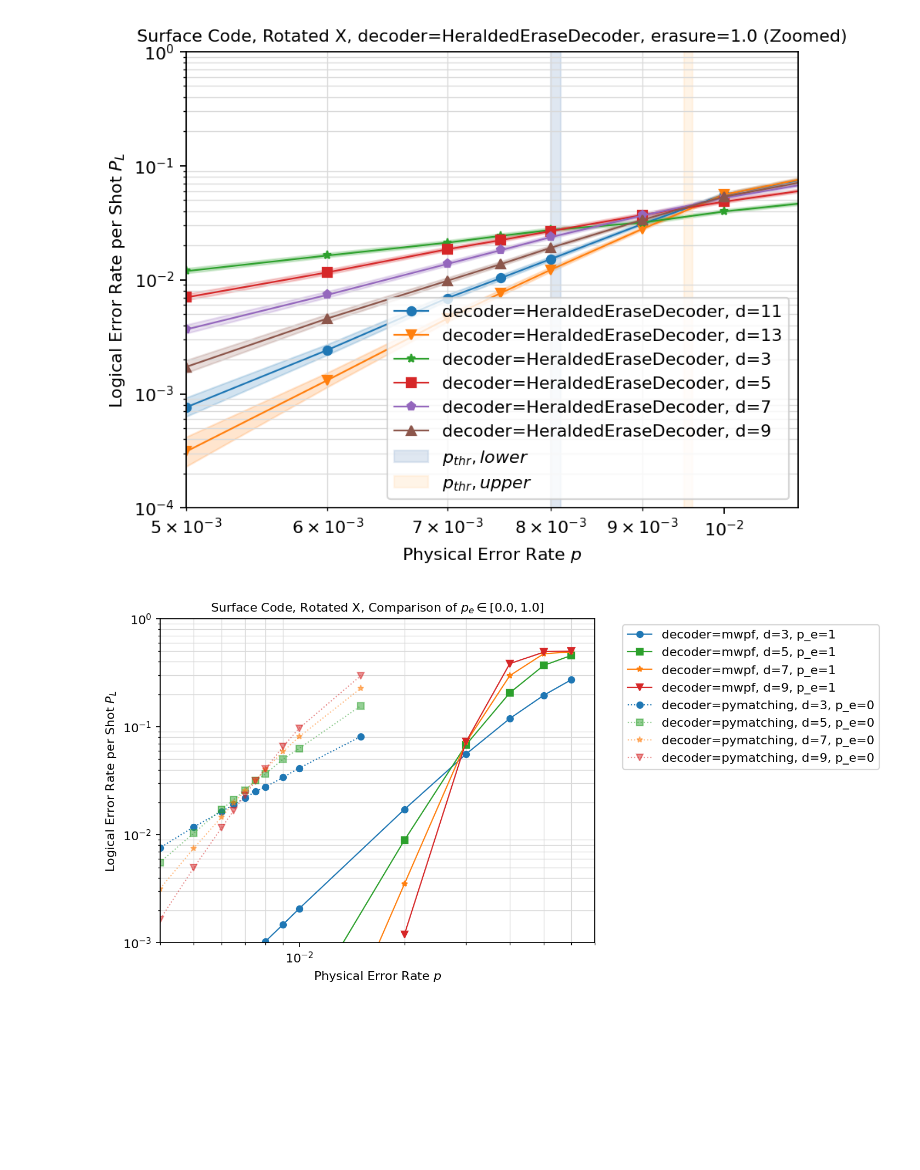
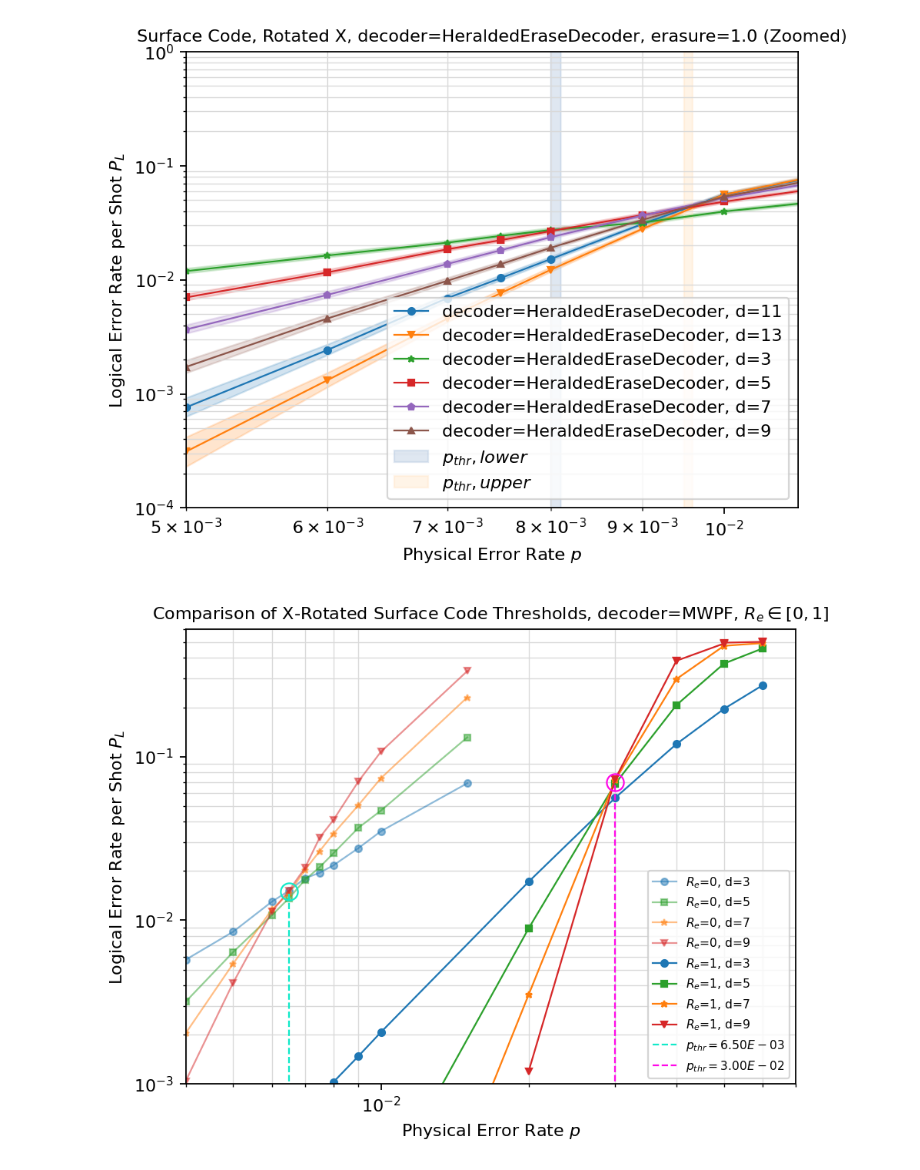
Before and after one commit to leigh-johnson/C191A-qubit-minesweeper, a Jupyter notebook: notebooks/fig1.ipynb, the cells around one changed output. Cells and saved outputs as stored; diff of their text form; code cells hidden in the pictures; blank space fills up the shorter version.

Commit message:
update threshold plots

```diff
--- a/notebooks/fig1.ipynb
+++ b/notebooks/fig1.ipynb
@@ -308,55 +571,121 @@ def get_colors(d, decoder):
 
 
 def plot_args(index, curve_id):
-    if index > 4:
+    if index < 4:
         return dict(alpha=0.5)
     else:
         return dict()
 
 
+# def group_func(stats):
+#     decoder = stats.json_metadata.get("decoder")
+#     R_e = bool(stats.json_metadata.get("p_erase"))
+#     d = stats.json_metadata.get("d")
+#     label = f"{decoder}, d={d}"
+#     result = dict(
+#         label=label,
+#         marker=get_marker(d),
+#         color=get_colors(d, decoder),
+#         sort=decoder + str(d),
+#     )
+#     if decoder == "pymatching":
+#         result["linestyle"] = "."
+#         result["label"] = result["label"] + ", $R_e=0$"
+#     if decoder == "mwpf":
+#         result["linestyle"] = "-"
+#         if R_e:
+#             result["label"] = result["label"] + ", $R_e=1$"
+#         else:
+#             result["label"] = result["label"] + ", $R_e=1$"
+#     if decoder == "HeraldedEraseDecoder":
+#         result["linestyle"] = "."
+#     return result
+
+
 def group_func(stats):
     decoder = stats.json_metadata.get("decoder")
+    R_e = int(bool(stats.json_metadata.get("p_erase")))
     d = stats.json_metadata.get("d")
-    label = f"decoder={decoder}, d={d}"
+    label = f"$R_e$={R_e}, d={d}"
     result = dict(
         label=label,
         marker=get_marker(d),
         color=get_colors(d, decoder),
-        sort=decoder + str(d),
+        sort=str(R_e) + str(d),
     )
     if decoder == "pymatching":
         result["linestyle"] = "."
-        result["label"] = result["label"] + ", p_e=0"
+        result["label"] = result["label"] + ", $R_e=0$"
     if decoder == "mwpf":
         result["linestyle"] = "-"
-        result["label"] = result["label"] + ", p_e=1"
+        # if R_e:
+        #     result["label"] = result["label"] + ", $R_e=1$"
+        # else:
+        #     result["label"] = result["label"] + ", $R_e=1$"
     if decoder == "HeraldedEraseDecoder":
         result["linestyle"] = "."
     return result
 
 
 sinter.plot_error_rate(
     ax=ax,
-    stats=pymatching_stats + erasure_stats,
+    stats=ablation_stats + erasure_stats,
     x_func=lambda stats: stats.json_metadata["p"],
     group_func=group_func,
     highlight_max_likelihood_factor=1,
     filter_func=filter_func,
     plot_args_func=plot_args,
 )
 ax.loglog()
-ax.set_ylim(1e-3, 1e0)
+ax.set_ylim(1e-3, 6e-1)
 ax.set_xlim(4e-3, 7e-2)
 ax.set_title(
-    "Surface Code, Rotated X, Comparison of $p_e \in [0.0, 1.0]$",
+    "Comparison of X-Rotated Surface Code Thresholds, decoder=MWPF, $R_e \in [0, 1]$",
     fontdict=dict(fontsize=10),
 )
 
 ax.set_xlabel("Physical Error Rate $p$")
 ax.set_ylabel("Logical Error Rate per Shot $P_L$")
 ax.grid(which="major")
 ax.grid(which="minor")
-plt.legend(bbox_to_anchor=(1.05, 1), loc="upper left")
+
+pthr_lower = (6.5e-3, 1.5e-2)
+ax.plot(
+    pthr_lower[0],
+    pthr_lower[1],
+    "o",
+    label="_nolegend_",
+    fillstyle="none",
+    markersize=10,
+    color="xkcd:aqua",
+)
+ax.vlines(
+    x=pthr_lower[0],
+    ymin=0,
+    ymax=pthr_lower[1],
+    color="xkcd:aqua",
+    linestyle="--",
+    label="$p_{thr}$" + f"$={pthr_lower[0]:.2E}$",
+)
+pthr_upper = (3e-2, 7e-2)
+ax.plot(
+    pthr_upper[0],
+    pthr_upper[1],
+    "o",
+    label="_nolegend_",
+    fillstyle="none",
+    markersize=10,
+    color="xkcd:bright magenta",
+)
+ax.vlines(
+    x=pthr_upper[0],
+    ymin=0,
+    ymax=pthr_upper[1],
+    color="xkcd:bright magenta",
+    linestyle="--",
+    label="$p_{thr}$" + f"$={pthr_upper[0]:.2E}$",
+)
+ax.legend(fontsize=7)
 fig.set_dpi(160)
 # %% [output]
-[figure, old version]
+[figure, new version]
```
Also changed, not shown: parts of 12 cells of this notebook, 7 other files.
